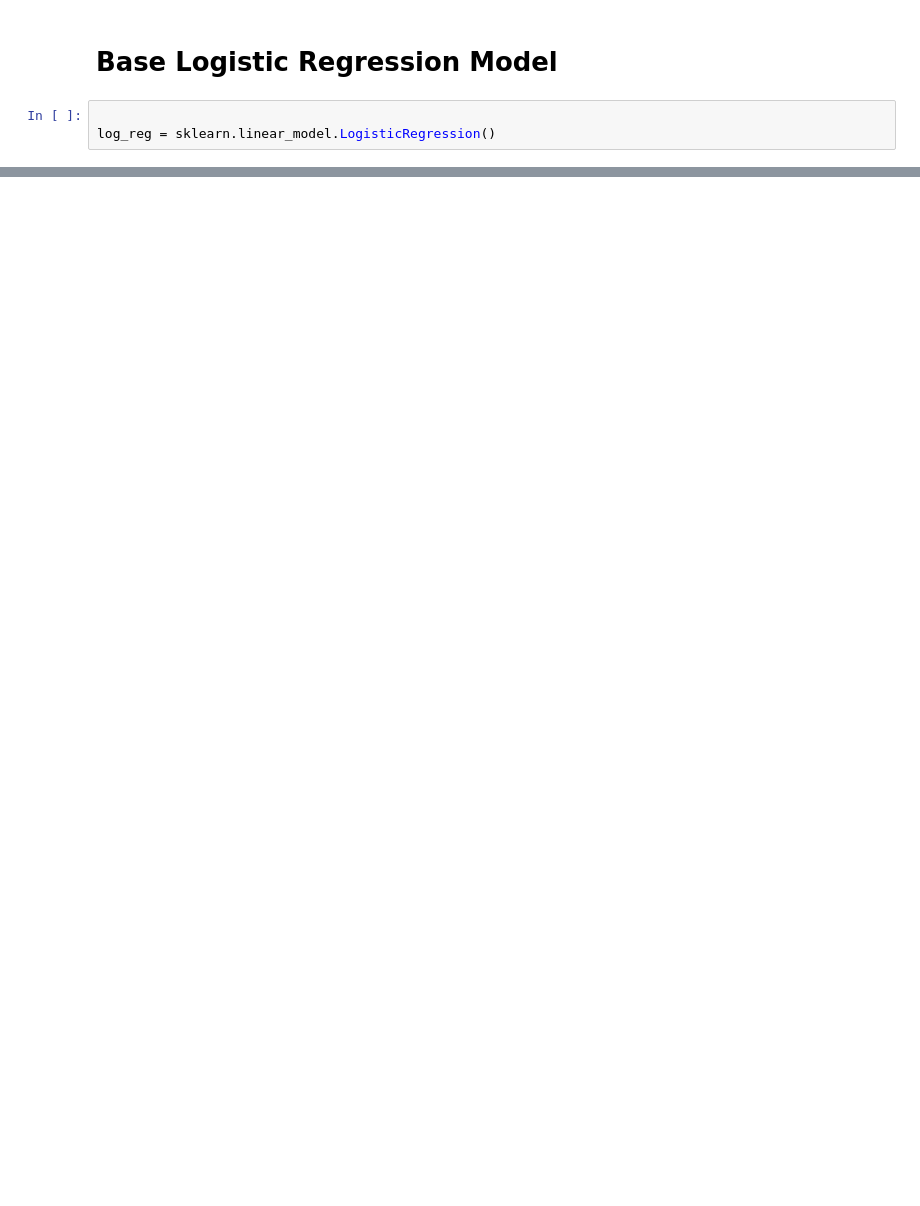
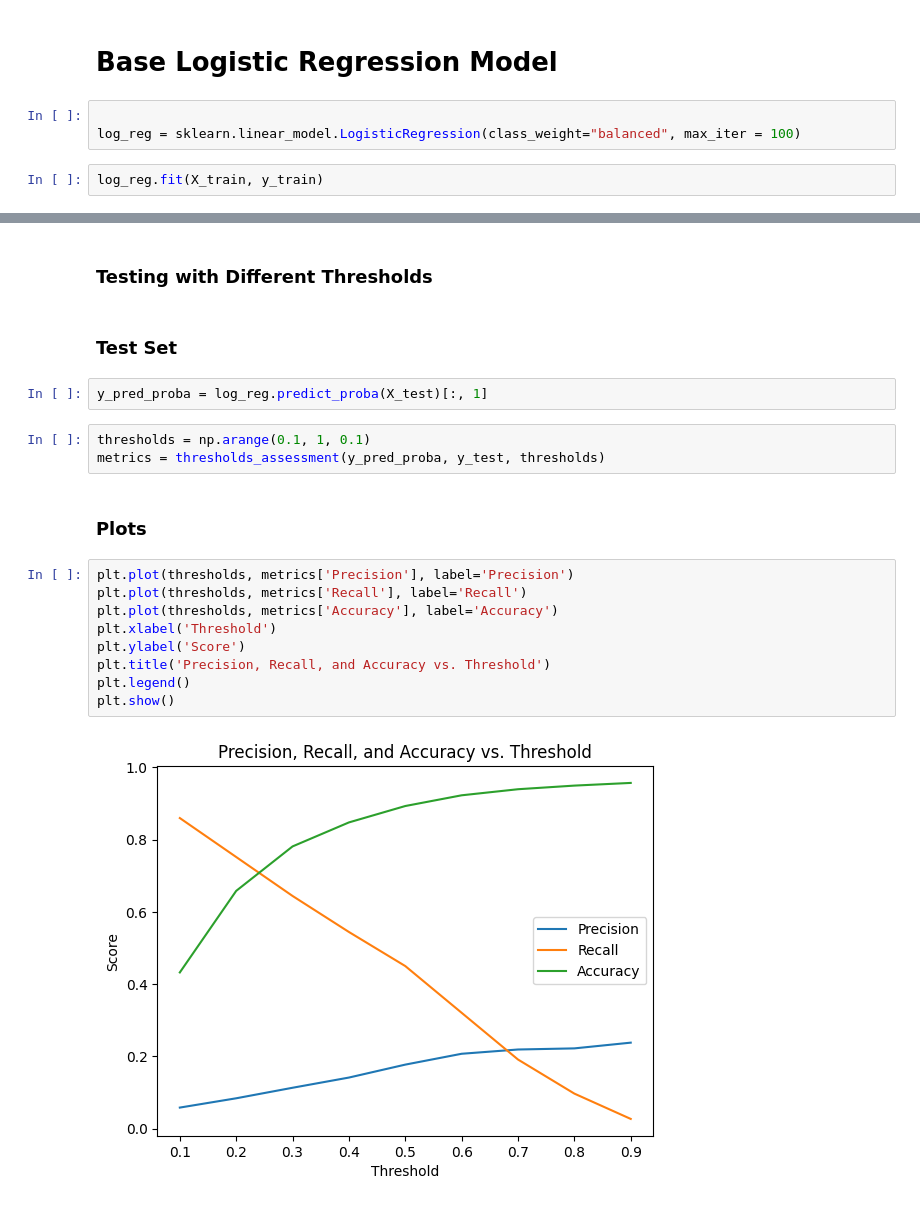
Before and after one commit to patsals/CHD-adversarial-nn, a Jupyter notebook: LRModel.ipynb, the cells around one changed output, grey strips where cells are left out. Saved outputs shown, nothing was run; the diff lists cells and outputs as text; blank space fills up the shorter version.

```diff
--- a/LRModel.ipynb
+++ b/LRModel.ipynb
@@ -68,4 +131,6 @@ def model_assessment(input, predictions, actuals):
 # Base Logistic Regression Model
 # %%
 
-log_reg = sklearn.linear_model.LogisticRegression()
+log_reg = sklearn.linear_model.LogisticRegression(class_weight="balanced", max_iter = 100)
+# %%
+log_reg.fit(X_train, y_train)
@@ -71,0 +159,22 @@ log_reg = sklearn.linear_model.LogisticRegression()
+# %% [markdown]
+### Testing with Different Thresholds
+# %% [markdown]
+### Test Set
+# %%
+y_pred_proba = log_reg.predict_proba(X_test)[:, 1]
+# %%
+thresholds = np.arange(0.1, 1, 0.1)
+metrics = thresholds_assessment(y_pred_proba, y_test, thresholds)
+# %% [markdown]
+### Plots
+# %%
+plt.plot(thresholds, metrics['Precision'], label='Precision')
+plt.plot(thresholds, metrics['Recall'], label='Recall')
+plt.plot(thresholds, metrics['Accuracy'], label='Accuracy')
+plt.xlabel('Threshold')
+plt.ylabel('Score')
+plt.title('Precision, Recall, and Accuracy vs. Threshold')
+plt.legend()
+plt.show()
+# %% [output]
+[figure, added]
```
Also changed, not shown: parts of 23 cells of this notebook, 3 other files.
